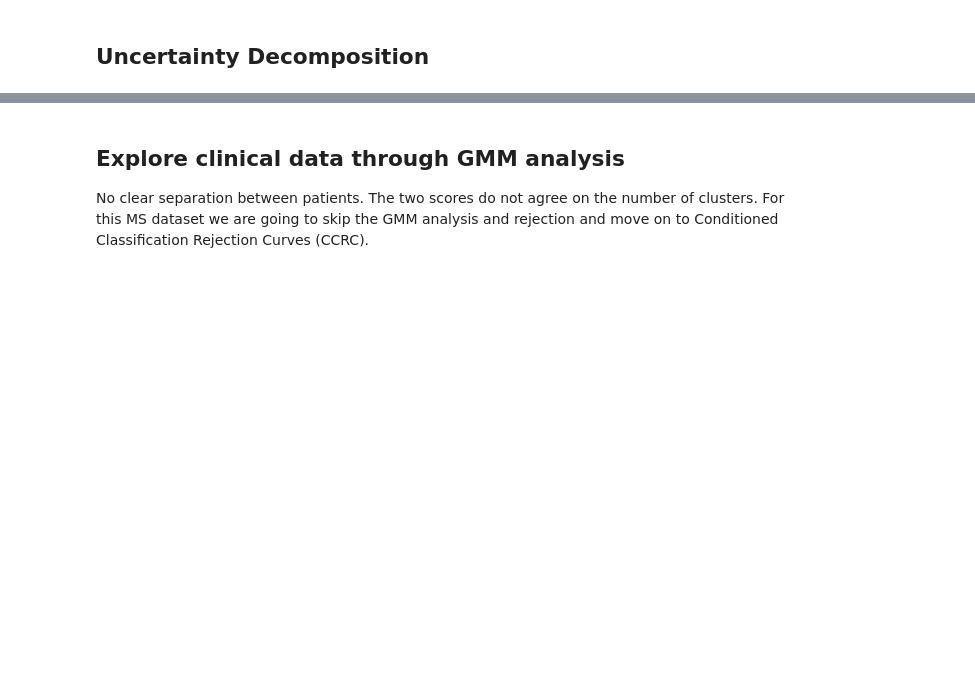
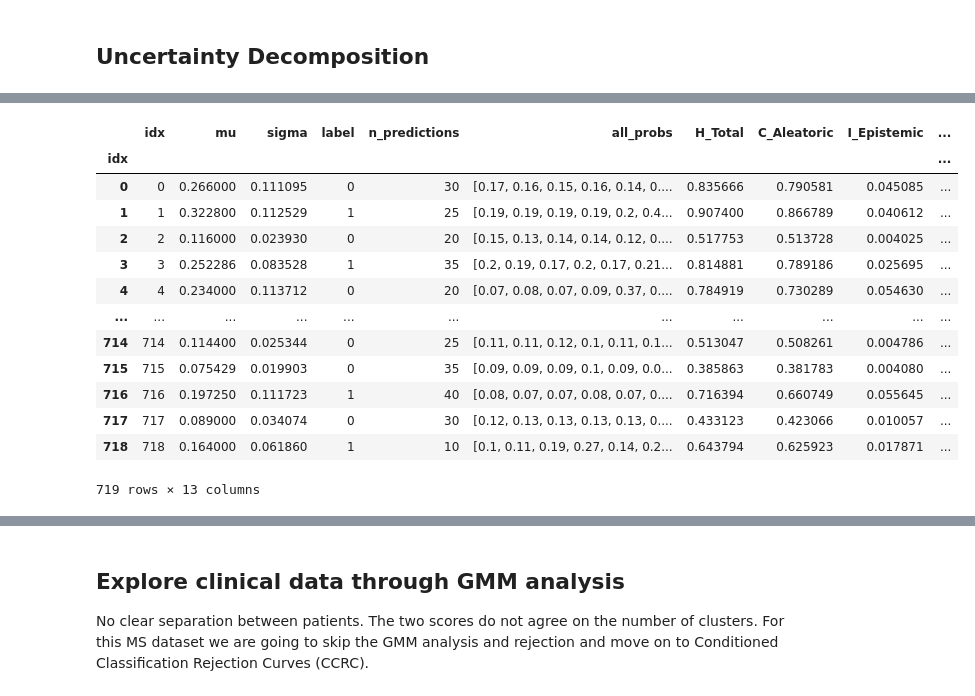
Before and after one commit to endrwalter/uncertainty_ml, a Jupyter notebook: code_rejection_analysis/main_ms.ipynb, the cells around one changed output, grey strips where cells are left out. Cells and saved outputs as stored; diff of their text form; code cells hidden in the pictures; blank space fills up the shorter version.

```diff
--- a/code_rejection_analysis/main_ms.ipynb
+++ b/code_rejection_analysis/main_ms.ipynb
@@ -76,3 +79,20 @@ The history saving thread hit an unexpected error (OperationalError('disk I/O er
+# %%
+patients_stats_copy
+# %% [output]
+|  | idx | mu | sigma | label | n_predictions | all_probs | H_Total | C_Aleatoric | I_Epistemic | ... |
+| idx |  |  |  |  |  |  |  |  |  | ... |
+| 0 | 0 | 0.266000 | 0.111095 | 0 | 30 | [0.17, 0.16, 0.15, 0.16, 0.14, 0.... | 0.835666 | 0.790581 | 0.045085 | ... |
+| 1 | 1 | 0.322800 | 0.112529 | 1 | 25 | [0.19, 0.19, 0.19, 0.19, 0.2, 0.4... | 0.907400 | 0.866789 | 0.040612 | ... |
+| 2 | 2 | 0.116000 | 0.023930 | 0 | 20 | [0.15, 0.13, 0.14, 0.14, 0.12, 0.... | 0.517753 | 0.513728 | 0.004025 | ... |
+| 3 | 3 | 0.252286 | 0.083528 | 1 | 35 | [0.2, 0.19, 0.17, 0.2, 0.17, 0.21... | 0.814881 | 0.789186 | 0.025695 | ... |
+| 4 | 4 | 0.234000 | 0.113712 | 0 | 20 | [0.07, 0.08, 0.07, 0.09, 0.37, 0.... | 0.784919 | 0.730289 | 0.054630 | ... |
+| ... | ... | ... | ... | ... | ... | ... | ... | ... | ... | ... |
+| 714 | 714 | 0.114400 | 0.025344 | 0 | 25 | [0.11, 0.11, 0.12, 0.1, 0.11, 0.1... | 0.513047 | 0.508261 | 0.004786 | ... |
+| 715 | 715 | 0.075429 | 0.019903 | 0 | 35 | [0.09, 0.09, 0.09, 0.1, 0.09, 0.0... | 0.385863 | 0.381783 | 0.004080 | ... |
+| 716 | 716 | 0.197250 | 0.111723 | 1 | 40 | [0.08, 0.07, 0.07, 0.08, 0.07, 0.... | 0.716394 | 0.660749 | 0.055645 | ... |
+| 717 | 717 | 0.089000 | 0.034074 | 0 | 30 | [0.12, 0.13, 0.13, 0.13, 0.13, 0.... | 0.433123 | 0.423066 | 0.010057 | ... |
+| 718 | 718 | 0.164000 | 0.061860 | 1 | 10 | [0.1, 0.11, 0.19, 0.27, 0.14, 0.2... | 0.643794 | 0.625923 | 0.017871 | ... |
+719 rows × 13 columns
 # %%
 from lib.plots import plot_combined_uncertainty_analysis_v2
 
```
Also changed, not shown: parts of 6 cells of this notebook, 6 other files.
